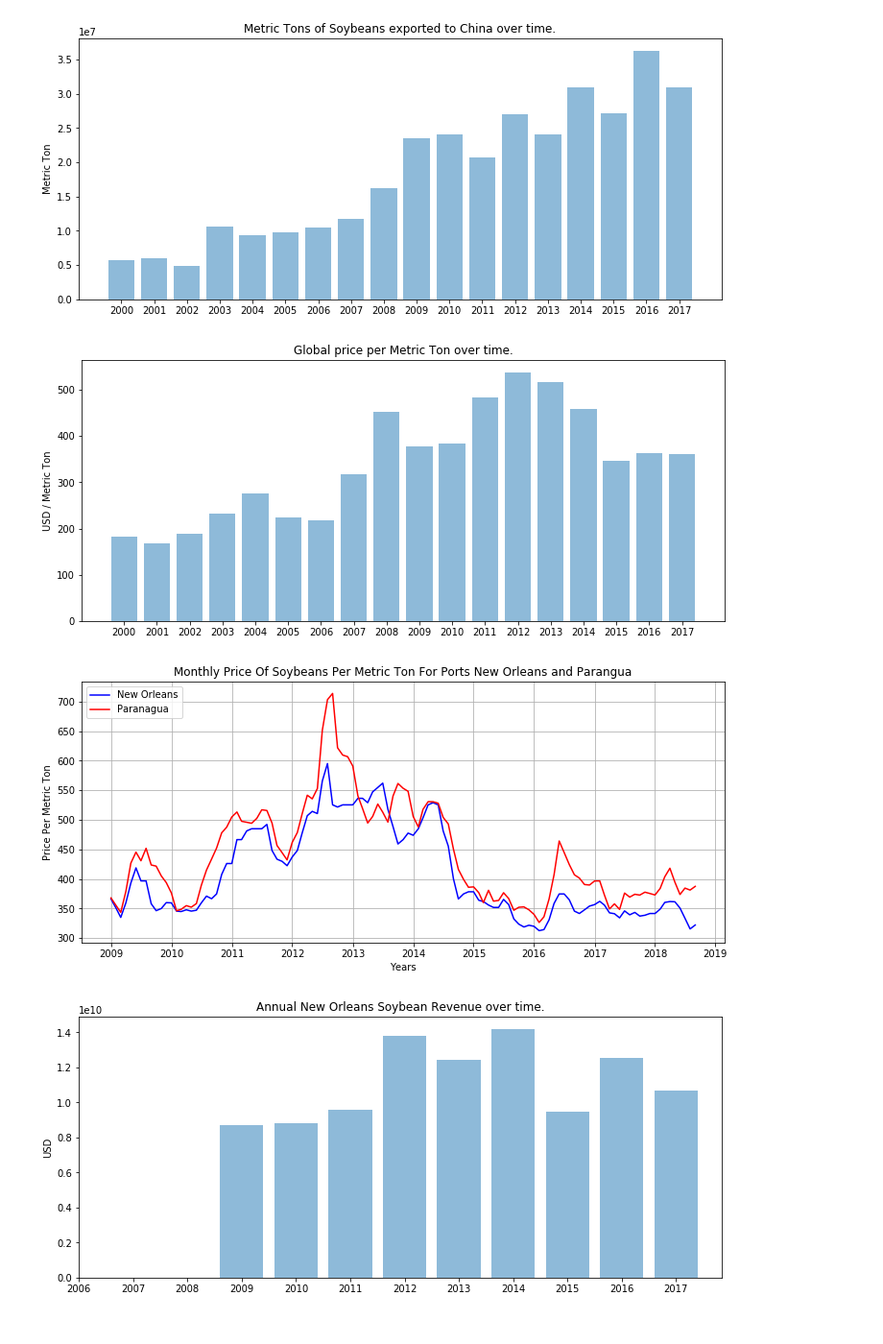
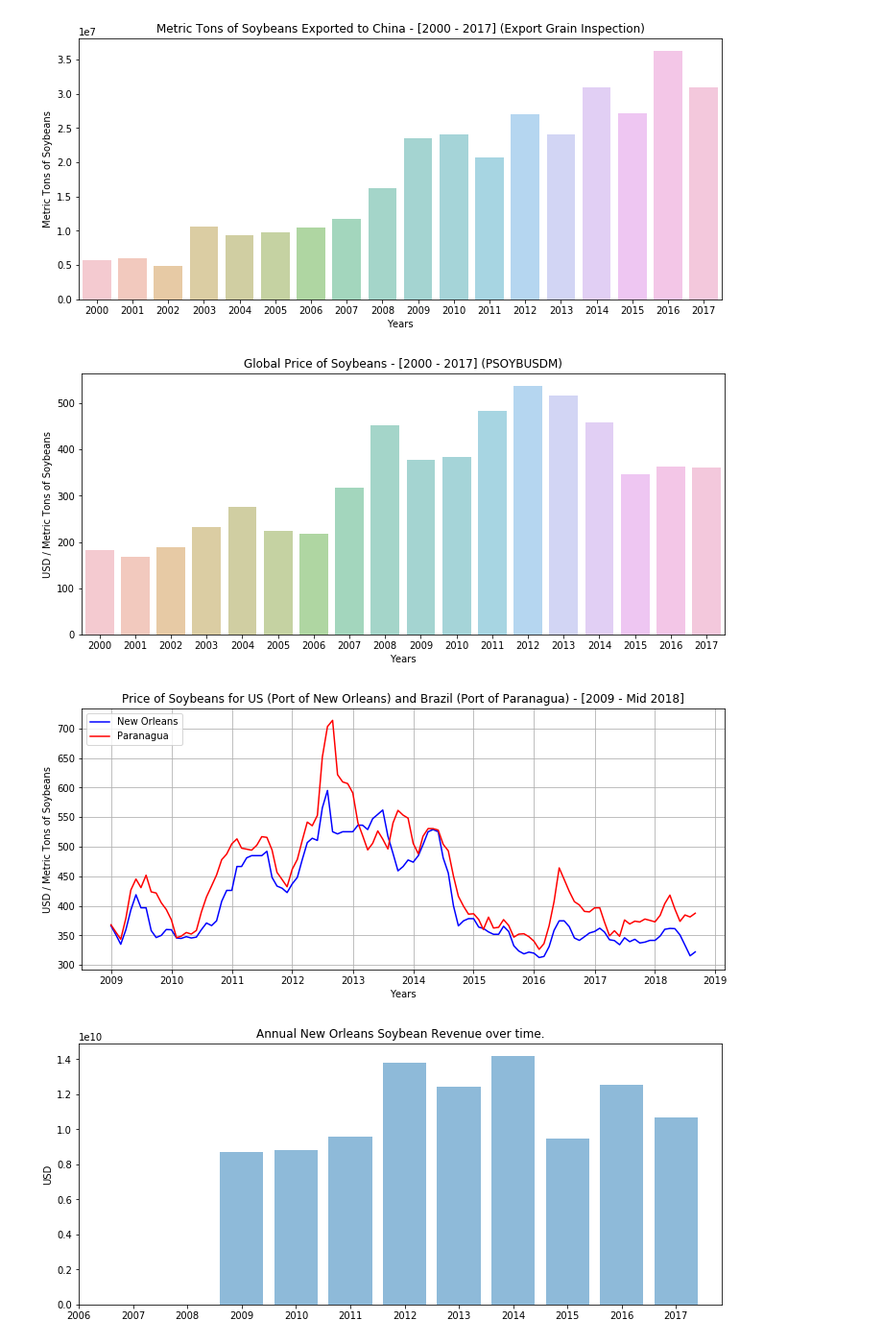
Before and after one commit to mattbichay/data_challenge, a Jupyter notebook: DataChallenge.ipynb, the cells around one changed output. Shown at 96% size. Cells and saved outputs as stored; diff of their text form; code cells hidden in the pictures.

```diff
--- a/DataChallenge.ipynb
+++ b/DataChallenge.ipynb
@@ -12,6 +13,6 @@ import math
 # %%
-#TOP_DIR = r'/Users/bichama1/Documents/homework/stats'
-TOP_DIR = r'C:\Users\changc2\Documents\School\Statistical Methods for CS\data_challenge'
+TOP_DIR = r'/Users/bichama1/Documents/homework/stats'
+#TOP_DIR = r'C:\Users\changc2\Documents\School\Statistical Methods for CS\data_challenge'
 GRAIN_IMPORTS_IN_DIR = r'grain_exports'
 SOYBEAN_PRICE_IN_DIR = r'global_soybean_prices'
 # %%
@@ -22,28 +23,29 @@ soybean_price_csv = os.path.join(TOP_DIR, SOYBEAN_PRICE_IN_DIR, 'PSOYBUSDM.csv')
 # %%
 destination = 'CHINA MAIN'
 grain = 'SOYBEANS'
 exports_dataset = {}
 for export_csv in grain_exports_csvs:
     year = int(os.path.basename(export_csv).replace('CY','').replace('.csv',''))
     data = pd.read_csv(export_csv)
     data = data[data['Grain'] == grain]
     data = data[data['Destination'] == destination]
     exports_dataset[year] = data
 
 total_exports = []
 years = sorted(exports_dataset.keys())
 for year in years:
     total_exports.append(exports_dataset[year]['Metric Ton'].sum())
 
 y_pos = np.arange(len(years))
 plt.figure(figsize=(12,5))
-plt.bar(y_pos, total_exports, align='center', alpha=0.5)
+sns.barplot(y_pos, total_exports, alpha=.5)
 plt.xticks(y_pos, years)
-plt.ylabel('Metric Ton')
-plt.title('Metric Tons of Soybeans exported to China over time.')
+plt.ylabel('Metric Tons of Soybeans')
+plt.title('Metric Tons of Soybeans Exported to China - [2000 - 2017] (Export Grain Inspection)')
+plt.xlabel('Years')
 plt.show()
 # %% [output]
-[figure, old version]
+[figure, new version]
 # %%
 prices_dataset = pd.read_csv(soybean_price_csv)
 prices_dataset['DATE'] = prices_dataset['DATE'].apply(lambda x: datetime.strptime(x,'%Y-%m-%d').date())
@@ -60,13 +62,14 @@ for year in years:
 
 y_pos = np.arange(len(years))
 plt.figure(figsize=(12,5))
-plt.bar(y_pos, average_prices, align='center', alpha=0.5)
+sns.barplot(y_pos, average_prices, alpha=0.5)
 plt.xticks(y_pos, years)
-plt.ylabel('USD / Metric Ton')
-plt.title('Global price per Metric Ton over time.')
+plt.ylabel('USD / Metric Tons of Soybeans')
+plt.title('Global Price of Soybeans - [2000 - 2017] (PSOYBUSDM)')
+plt.xlabel('Years')
 plt.show()
 # %% [output]
-[figure, old version]
+[figure, new version]
 # %%
 no_prices_dataset = pd.read_csv(new_orleans_prices_csv)
 no_prices_dataset['DATE'] = no_prices_dataset['DATE'].apply(lambda x: datetime.strptime(x,'%Y-%m-%d').date())
@@ -133,11 +136,11 @@ h1, l1 = ax1.get_legend_handles_labels()
 
 plt.legend(h1, l1, loc=2)
 plt.xlabel('Years')
-plt.ylabel('Price Per Metric Ton')
-plt.title('Monthly Price Of Soybeans Per Metric Ton For Ports New Orleans and Parangua')
+plt.ylabel('USD / Metric Tons of Soybeans')
+plt.title('Price of Soybeans for US (Port of New Orleans) and Brazil (Port of Paranagua) - [2009 - Mid 2018]')
 plt.show()
 # %% [output]
-[figure, old version]
+[figure, new version]
 # %%
 total_exports_no = []
 for year in years[:-1]:
```
Also changed, not shown: parts of 14 cells of this notebook.
